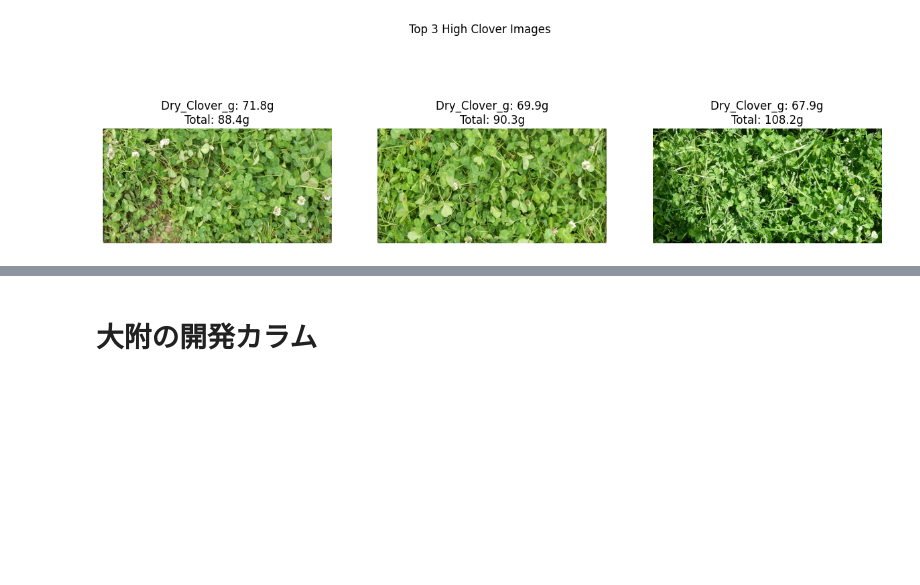
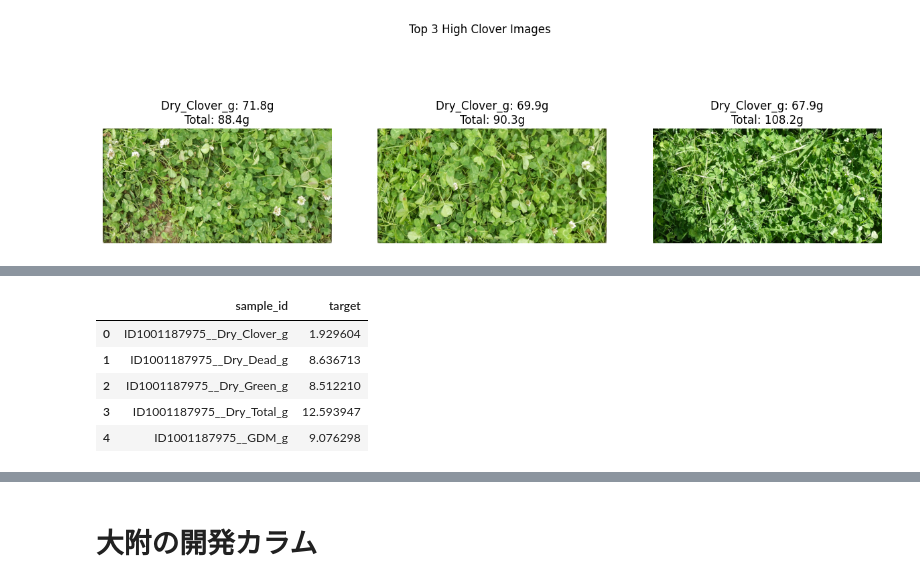
Before and after one commit to taisei173263/kaggle_biomass, a Jupyter notebook: 草コンペ1.ipynb, the cells around one changed output, grey strips where cells are left out. Saved outputs shown, nothing was run; the diff lists cells and outputs as text; code cells hidden in the pictures; blank space fills up the shorter version.

```diff
--- a/草コンペ1.ipynb
+++ b/草コンペ1.ipynb
@@ -414,0 +845,88 @@ Total - (GDM + Dead)   平均誤差: 0.000872
+# %%
+# --- 推論用データセットの準備 ---
+# test.csvからユニークな画像パスを取得
+test_df = pd.read_csv(os.path.join(CFG.data_dir, 'test.csv'))
+unique_test_imgs = test_df[['image_path']].drop_duplicates().reset_index(drop=True)
+
+# テスト用Dataset (ラベルはないので mode='test')
+test_ds = GrassDataset(
+    unique_test_imgs,
+    CFG.test_imgs,
+    transform=get_valid_transforms(),
+    mode='test'
+)
+
+test_loader = DataLoader(
+    test_ds,
+    batch_size=CFG.batch_size,
+    shuffle=False,
+    num_workers=CFG.num_workers,
+    pin_memory=True
+)
+
+# --- 推論実行 ---
+print("--- 推論開始 (Inference) ---")
+
+# ベストモデルの読み込み
+model = GrassModel(model_name='efficientnet_b0', pretrained=False)
+model.load_state_dict(torch.load(f'best_model_fold{fold}.pth', map_location=device))
+model.to(device)
+model.eval()
+
+predictions = []
+
+with torch.no_grad():
+    for images in test_loader:
+        images = images.to(device, dtype=torch.float)
+        y_pred = model(images)
+
+        # 予測値を保存 (CPUに戻してnumpy化)
+        predictions.append(y_pred.cpu().numpy())
+
+# 予測値を結合 (画像数 x 5 の配列になる)
+predictions = np.concatenate(predictions)
+
+# --- ポストプロセッシング (Post-processing) ---
+# 1. マイナスの値を0にする (物理的にありえないため)
+predictions = np.where(predictions < 0, 0, predictions)
+
+# --- 提出用データの作成 ---
+# 予測結果をDataFrameにする
+pred_df = pd.DataFrame(predictions, columns=target_cols)
+# 画像パスと結合
+pred_df = pd.concat([unique_test_imgs, pred_df], axis=1)
+
+# 予測結果の確認
+print("\n--- 予測結果サンプル (Top 3) ---")
+display(pred_df.head(3))
+
+# --- 提出用フォーマットへの変換 (Melt & Merge) ---
+# 横持ち(5列)を縦持ち(target_name, target)に変換
+pred_melt = pred_df.melt(
+    id_vars=['image_path'],
+    value_vars=target_cols,
+    var_name='target_name',
+    value_name='pred_value'
+)
+
+# 提出用サンプルファイルの読み込み
+submission = pd.read_csv(os.path.join(CFG.data_dir, 'sample_submission.csv'))
+
+# sample_submissionには sample_id があるので、それを基準に値を埋める必要があります。
+# しかし、sample_submissionには image_path がないので、test.csvを経由して結合します。
+
+# 1. test.csv (sample_id, image_path, target_name) に予測値をマージ
+merge_on = ['image_path', 'target_name']
+final_submission = pd.merge(test_df, pred_melt, on=merge_on, how='left')
+
+# 2. 必要なカラムだけ残してリネーム
+final_submission = final_submission[['sample_id', 'pred_value']].rename(columns={'pred_value': 'target'})
+
+# 3. CSV保存
+save_path = 'submission.csv'
+final_submission.to_csv(save_path, index=False)
+
+print(f"\n✅ 提出ファイル作成完了: {save_path}")
+print("先頭5行:")
+display(final_submission.head())
+# %% [output]
@@ -414,0 +940,6 @@ Total - (GDM + Dead)   平均誤差: 0.000872
+|  | sample_id | target |
+| 0 | ID1001187975__Dry_Clover_g | 1.929604 |
+| 1 | ID1001187975__Dry_Dead_g | 8.636713 |
+| 2 | ID1001187975__Dry_Green_g | 8.512210 |
+| 3 | ID1001187975__Dry_Total_g | 12.593947 |
+| 4 | ID1001187975__GDM_g | 9.076298 |
```
Also changed, not shown: parts of 17 cells of this notebook.
